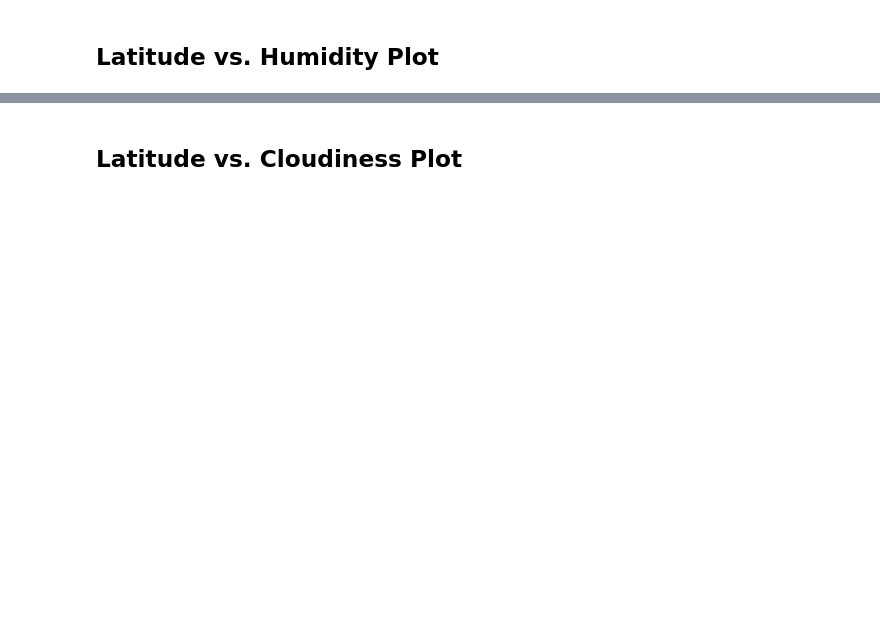
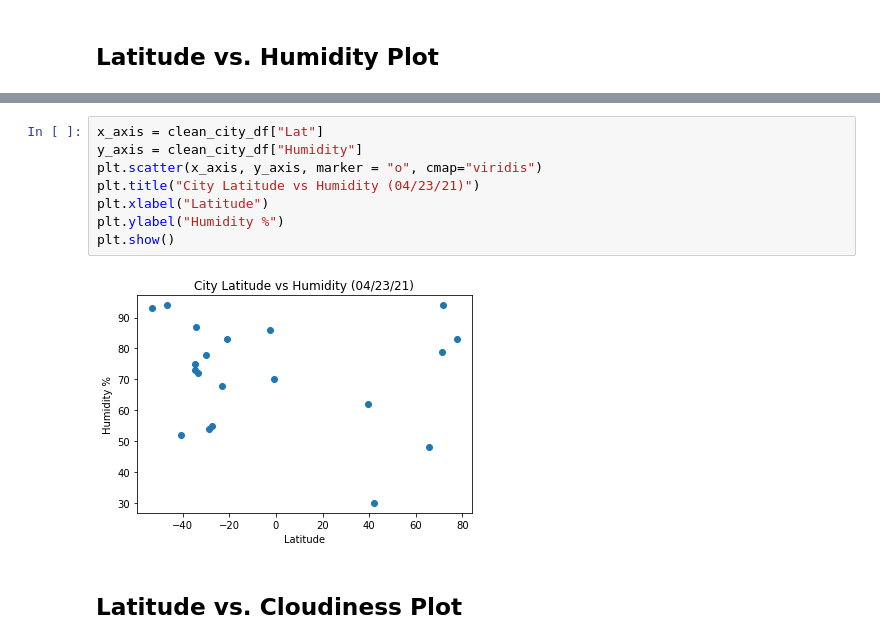
Before and after one commit to Pip85/practice-api, a Jupyter notebook: WeatherPy/WeatherPy.ipynb, the cells around one changed output, grey strips where cells are left out. Cells and saved outputs as stored; diff of their text form; blank space fills up the shorter version.

```diff
--- a/WeatherPy/WeatherPy.ipynb
+++ b/WeatherPy/WeatherPy.ipynb
@@ -179,2 +252,12 @@ Int64Index([], dtype='int64')
+# %%
+x_axis = clean_city_df["Lat"]
+y_axis = clean_city_df["Humidity"]
+plt.scatter(x_axis, y_axis, marker = "o", cmap="viridis")
+plt.title("City Latitude vs Humidity (04/23/21)")
+plt.xlabel("Latitude")
+plt.ylabel("Humidity %")
+plt.show()
+# %% [output]
+[figure, added]
 # %% [markdown]
 ## Latitude vs. Cloudiness Plot
```
Also changed, not shown: parts of 34 cells of this notebook, 4 other files.
